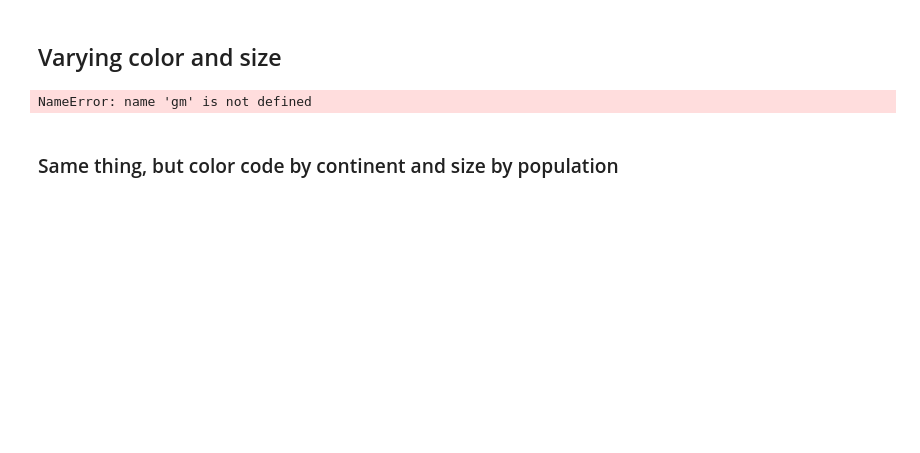
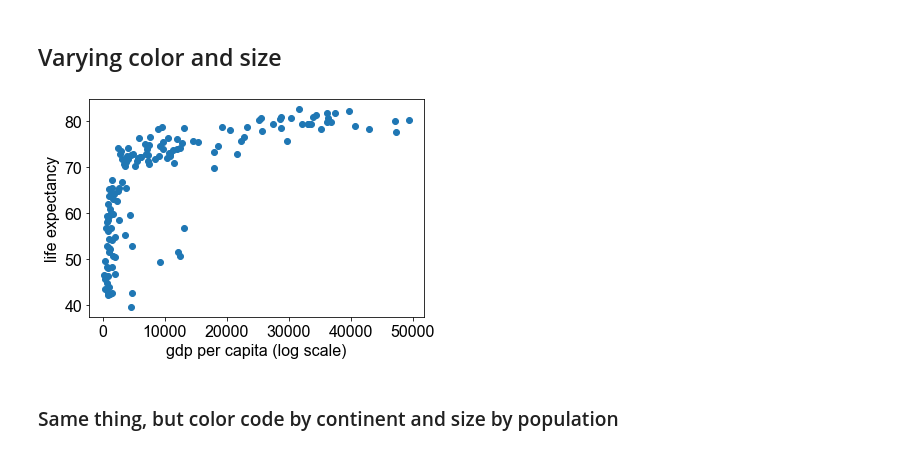
Before and after one commit to UCSD-CSS-001/ucsd-css-001.github.io, a Jupyter notebook: _build/jupyter_execute/lectures/P08-Matplotlib.ipynb, the cells around one changed output. Drawn from its saved outputs; the diff is of its cells as text; code cells hidden in the pictures; blank space fills up the shorter version.

```diff
--- a/_build/jupyter_execute/lectures/P08-Matplotlib.ipynb
+++ b/_build/jupyter_execute/lectures/P08-Matplotlib.ipynb
@@ -253,13 +283,13 @@ NameError: name 'gm' is not defined
 # %%
 year_2007 = gm[ gm['year']==2007 ]
 plt.scatter(year_2007['gdpPercap'], year_2007['lifeExp'])
-plt.xscale('log')
+# plt.xscale('log')
 plt.xlabel('gdp per capita (log scale)')
 plt.ylabel('life expectancy')
 
 plt.show()
 # %% [output]
-NameError: name 'gm' is not defined
+[figure, added]
 # %% [markdown]
 ### Same thing, but color code by continent and size by population
 # %%
```
Also changed, not shown: parts of 17 cells of this notebook, 32 other files.
